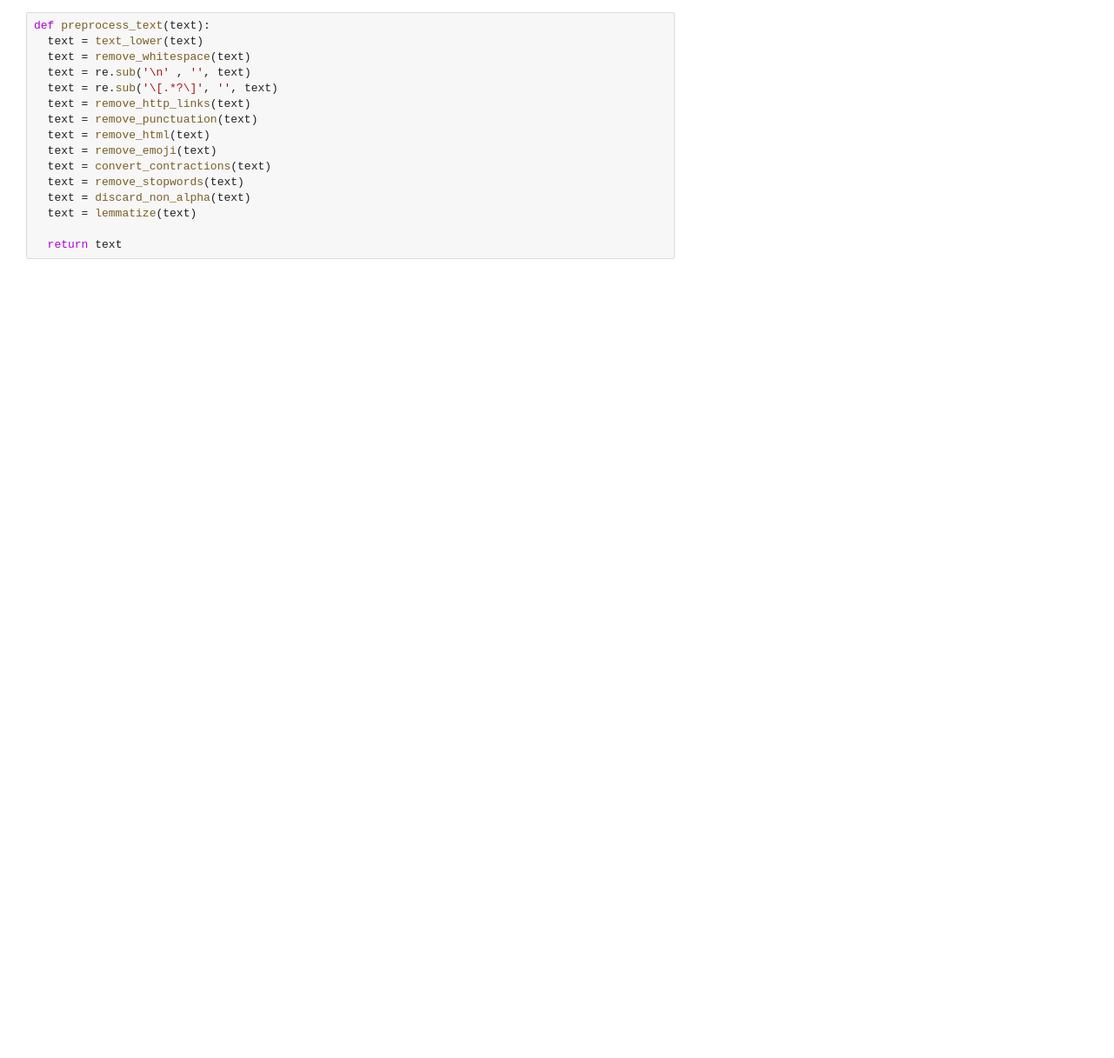
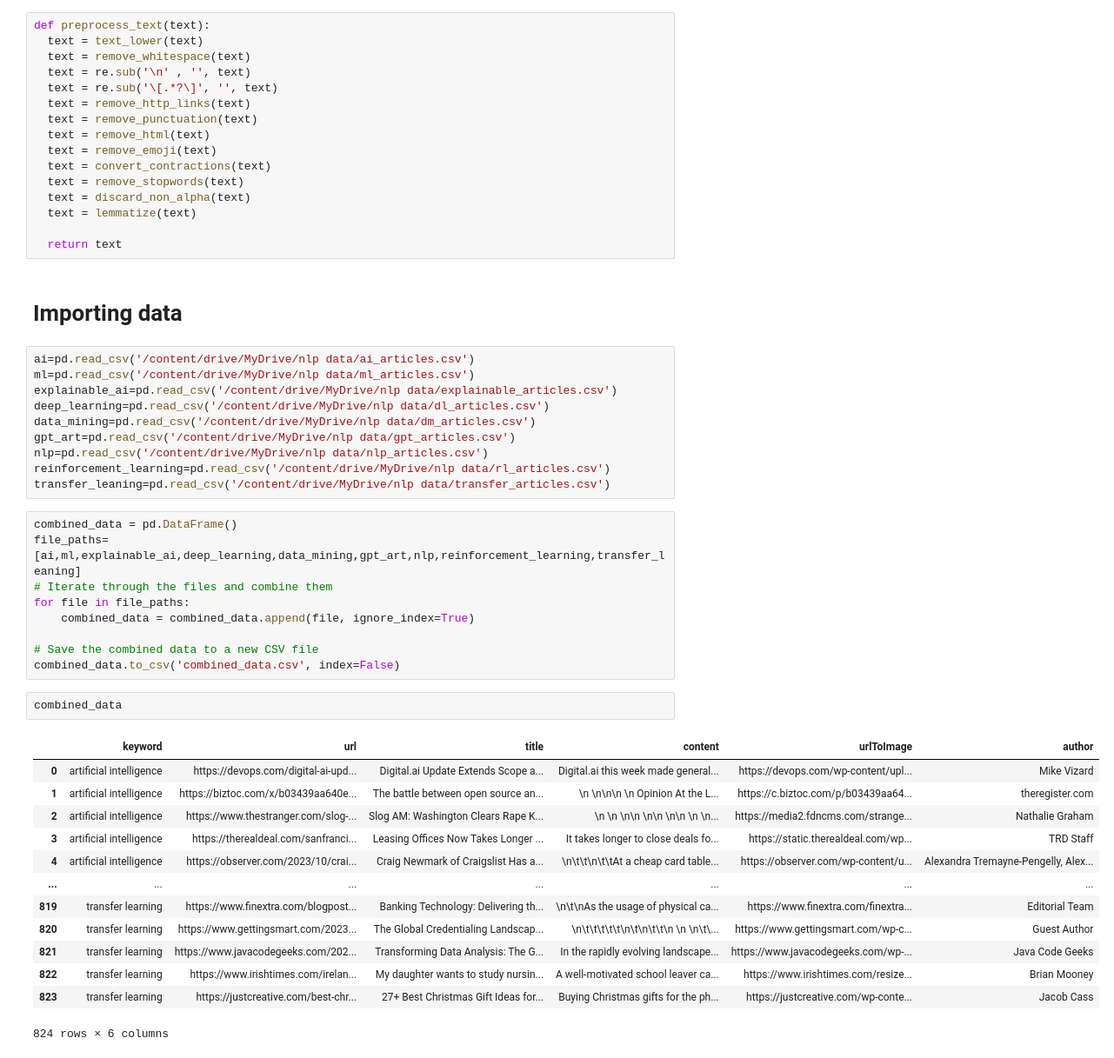
Before and after one commit to lavanyaasehgal/IntelliShorts, a Jupyter notebook: NLP_summarizer.ipynb, the cells around one changed output. Shown at 87% size. Cells and saved outputs as stored; diff of their text form; blank space fills up the shorter version.

Commit message:
Imported data and combined it all into single CSV

```diff
--- a/NLP_summarizer.ipynb
+++ b/NLP_summarizer.ipynb
@@ -113,3 +168,40 @@ def preprocess_text(text):
   text = lemmatize(text)
 
   return text
+# %% [markdown]
+# Importing data
+# %%
+ai=pd.read_csv('/content/drive/MyDrive/nlp data/ai_articles.csv')
+ml=pd.read_csv('/content/drive/MyDrive/nlp data/ml_articles.csv')
+explainable_ai=pd.read_csv('/content/drive/MyDrive/nlp data/explainable_articles.csv')
+deep_learning=pd.read_csv('/content/drive/MyDrive/nlp data/dl_articles.csv')
+data_mining=pd.read_csv('/content/drive/MyDrive/nlp data/dm_articles.csv')
+gpt_art=pd.read_csv('/content/drive/MyDrive/nlp data/gpt_articles.csv')
+nlp=pd.read_csv('/content/drive/MyDrive/nlp data/nlp_articles.csv')
+reinforcement_learning=pd.read_csv('/content/drive/MyDrive/nlp data/rl_articles.csv')
+transfer_leaning=pd.read_csv('/content/drive/MyDrive/nlp data/transfer_articles.csv')
+# %%
+combined_data = pd.DataFrame()
+file_paths=[ai,ml,explainable_ai,deep_learning,data_mining,gpt_art,nlp,reinforcement_learning,transfer_leaning]
+# Iterate through the files and combine them
+for file in file_paths:
+    combined_data = combined_data.append(file, ignore_index=True)
+
+# Save the combined data to a new CSV file
+combined_data.to_csv('combined_data.csv', index=False)
+# %%
+combined_data
+# %% [output]
+|  | keyword | url | title | content | urlToImage | author |
+| 0 | artificial intelligence | https://devops.com/digital-ai-upd... | Digital.ai Update Extends Scope a... | Digital.ai this week made general... | https://devops.com/wp-content/upl... | Mike Vizard |
+| 1 | artificial intelligence | https://biztoc.com/x/b03439aa640e... | The battle between open source an... | \n \n\n\n \n Opinion At the L... | https://c.biztoc.com/p/b03439aa64... | theregister.com |
+| 2 | artificial intelligence | https://www.thestranger.com/slog-... | Slog AM: Washington Clears Rape K... | \n \n \n\n \n\n \n\n \n \n... | https://media2.fdncms.com/strange... | Nathalie Graham |
+| 3 | artificial intelligence | https://therealdeal.com/sanfranci... | Leasing Offices Now Takes Longer ... | It takes longer to close deals fo... | https://static.therealdeal.com/wp... | TRD Staff |
+| 4 | artificial intelligence | https://observer.com/2023/10/crai... | Craig Newmark of Craigslist Has a... | \n\t\t\n\t\tAt a cheap card table... | https://observer.com/wp-content/u... | Alexandra Tremayne-Pengelly, Alex... |
+| ... | ... | ... | ... | ... | ... | ... |
+| 819 | transfer learning | https://www.finextra.com/blogpost... | Banking Technology: Delivering th... | \n\t\nAs the usage of physical ca... | https://www.finextra.com/finextra... | Editorial Team |
+| 820 | transfer learning | https://www.gettingsmart.com/2023... | The Global Credentialing Landscap... | \n\t\t\t\t\t\n\t\n\t\t\n \n \n\t\... | https://www.gettingsmart.com/wp-c... | Guest Author |
+| 821 | transfer learning | https://www.javacodegeeks.com/202... | Transforming Data Analysis: The G... | In the rapidly evolving landscape... | https://www.javacodegeeks.com/wp-... | Java Code Geeks |
+| 822 | transfer learning | https://www.irishtimes.com/irelan... | My daughter wants to study nursin... | A well-motivated school leaver ca... | https://www.irishtimes.com/resize... | Brian Mooney |
+| 823 | transfer learning | https://justcreative.com/best-chr... | 27+ Best Christmas Gift Ideas for... | Buying Christmas gifts for the ph... | https://justcreative.com/wp-conte... | Jacob Cass |
+824 rows × 6 columns
```
Also changed, not shown: parts of 3 cells of this notebook.
